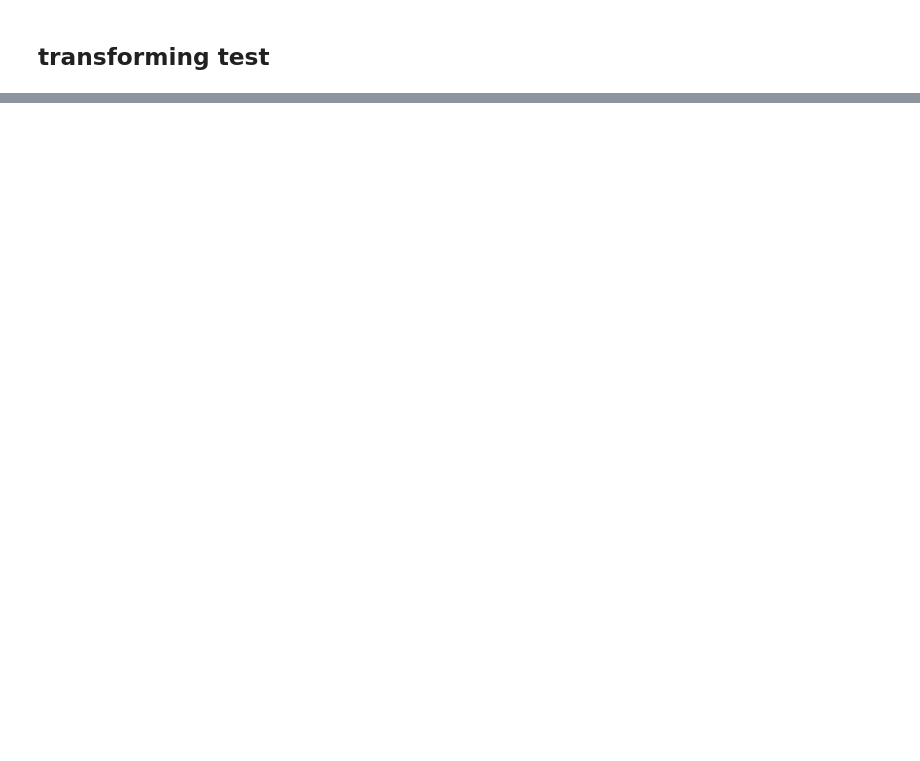
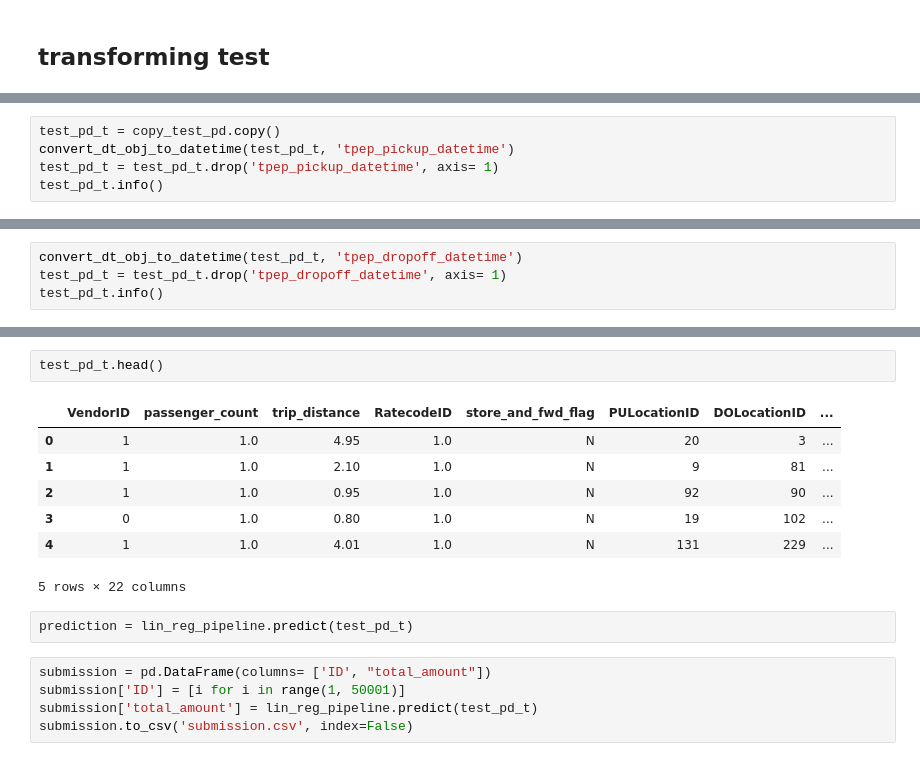
Before and after one commit to aniketkalra11/basic_kaggle_practice, a Jupyter notebook: texi_guru/texi_guru_v2.ipynb, the cells around one changed output, grey strips where cells are left out. Cells and saved outputs as stored; diff of their text form; blank space fills up the shorter version.

```diff
--- a/texi_guru/texi_guru_v2.ipynb
+++ b/texi_guru/texi_guru_v2.ipynb
@@ -474,0 +717,5 @@ lin_reg_pipeline.score(x_test, y_test)
+# %%
+test_pd_t = copy_test_pd.copy()
+convert_dt_obj_to_datetime(test_pd_t, 'tpep_pickup_datetime')
+test_pd_t = test_pd_t.drop('tpep_pickup_datetime', axis= 1)
+test_pd_t.info()
@@ -474,0 +740,4 @@ lin_reg_pipeline.score(x_test, y_test)
+# %%
+convert_dt_obj_to_datetime(test_pd_t, 'tpep_dropoff_datetime')
+test_pd_t = test_pd_t.drop('tpep_dropoff_datetime', axis= 1)
+test_pd_t.info()
@@ -474,0 +762,17 @@ lin_reg_pipeline.score(x_test, y_test)
+# %%
+test_pd_t.head()
+# %% [output]
+|  | VendorID | passenger_count | trip_distance | RatecodeID | store_and_fwd_flag | PULocationID | DOLocationID | ... |
+| 0 | 1 | 1.0 | 4.95 | 1.0 | N | 20 | 3 | ... |
+| 1 | 1 | 1.0 | 2.10 | 1.0 | N | 9 | 81 | ... |
+| 2 | 1 | 1.0 | 0.95 | 1.0 | N | 92 | 90 | ... |
+| 3 | 0 | 1.0 | 0.80 | 1.0 | N | 19 | 102 | ... |
+| 4 | 1 | 1.0 | 4.01 | 1.0 | N | 131 | 229 | ... |
+5 rows × 22 columns
+# %%
+prediction = lin_reg_pipeline.predict(test_pd_t)
+# %%
+submission = pd.DataFrame(columns= ['ID', "total_amount"])
+submission['ID'] = [i for i in range(1, 50001)]
+submission['total_amount'] = lin_reg_pipeline.predict(test_pd_t)
+submission.to_csv('submission.csv', index=False)
```
Also changed, not shown: parts of 39 cells of this notebook, 4 other files.
